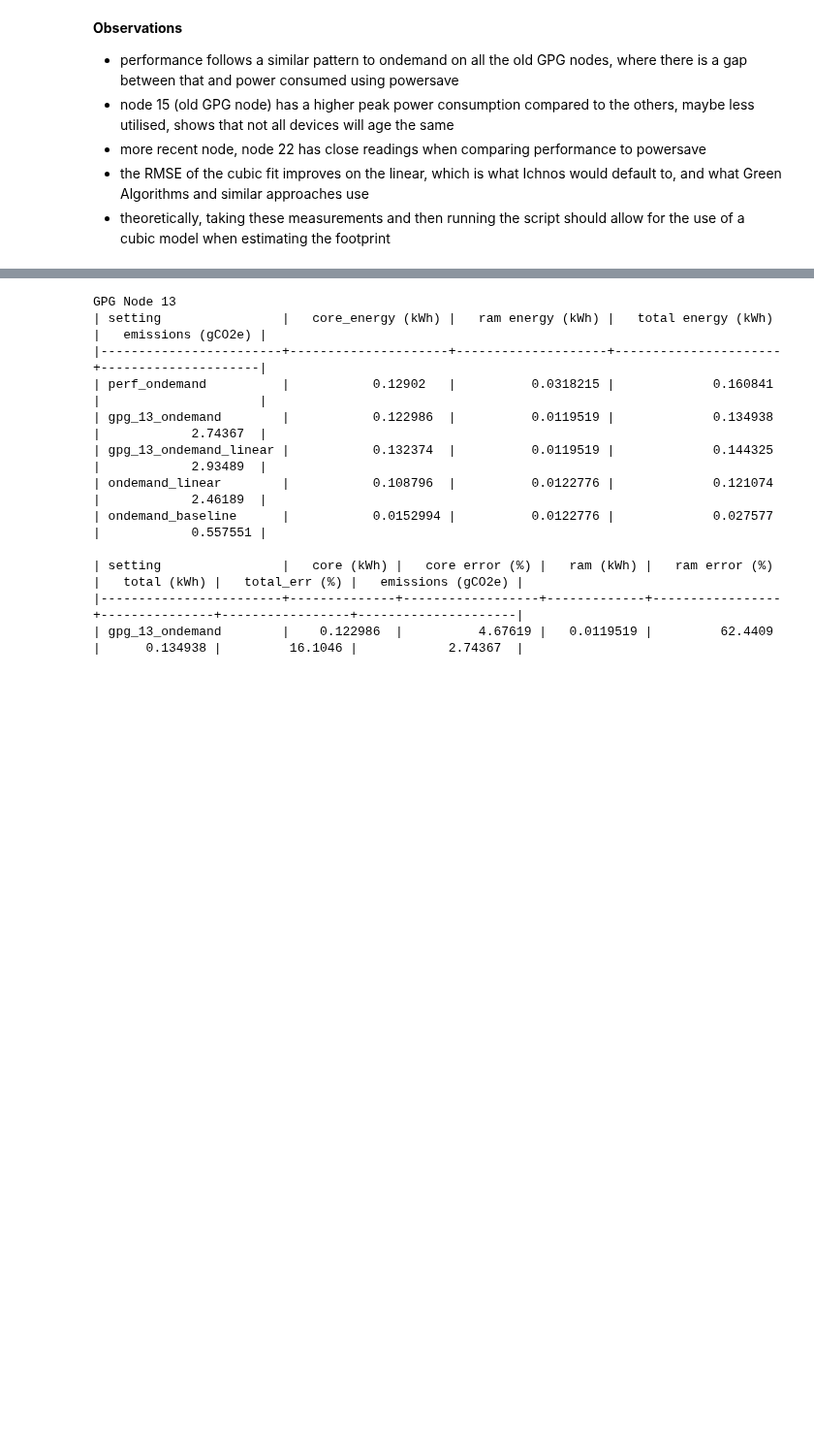
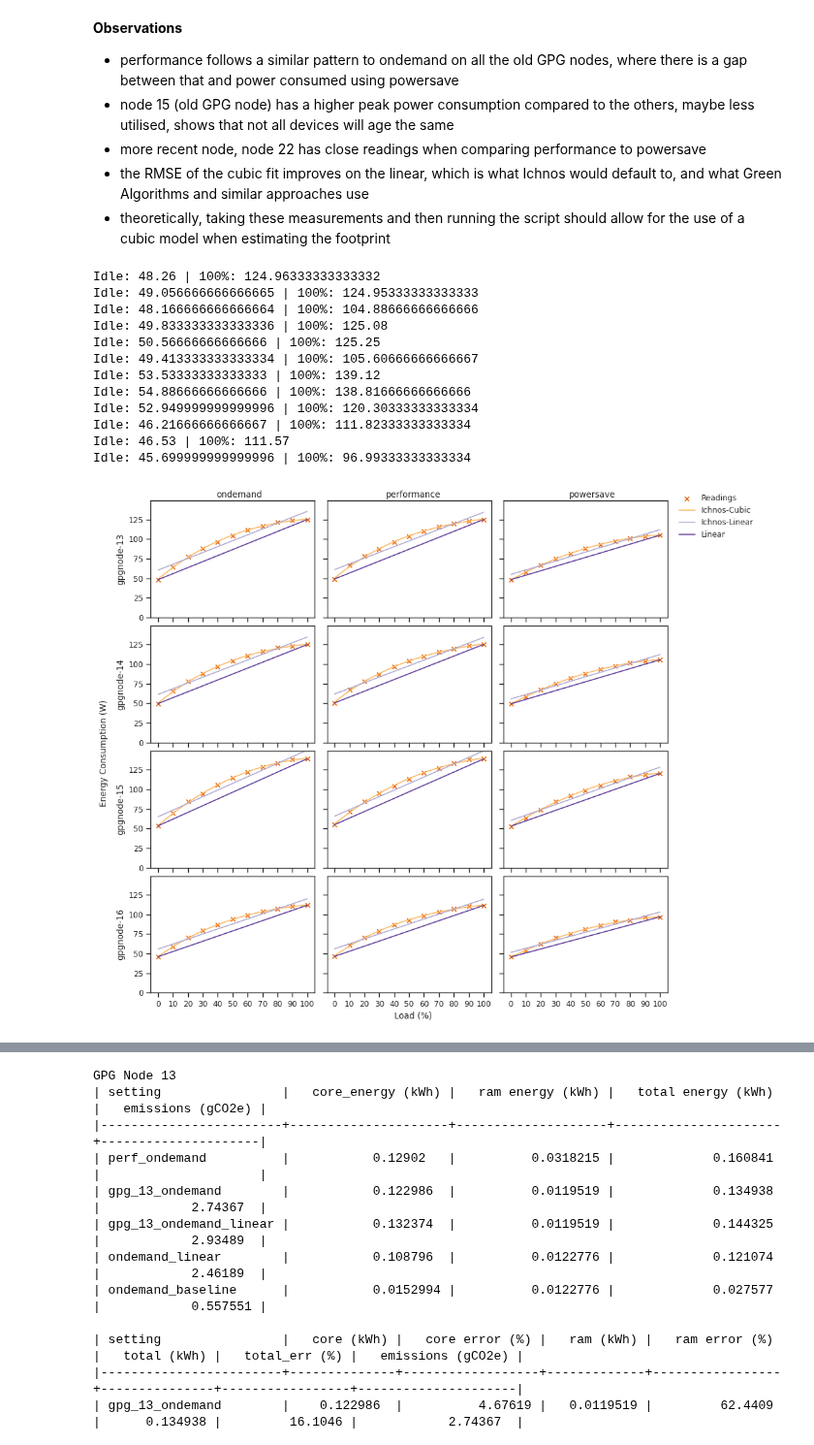
Before and after one commit to GlasgowC3lab/ichnos-results-evaluation, a Jupyter notebook: eval.ipynb, the cells around one changed output, grey strips where cells are left out. Shown at 97% size. Saved outputs shown, nothing was run; the diff lists cells and outputs as text; code cells hidden in the pictures; blank space fills up the shorter version.

```diff
--- a/eval.ipynb
+++ b/eval.ipynb
@@ -346,3 +438,20 @@ def report_error(node, gov, data):
     return error_rows
 
 err_headers = ['setting', 'core (kWh)', 'core error (%)', 'ram (kWh)', 'ram error (%)', 'total (kWh)', 'total_err (%)', 'emissions (gCO2e)']
+# %%
+# Combined Plot for Discussion
+plot_ts_report_combined(['gpgnode-13', 'gpgnode-14', 'gpgnode-15', 'gpgnode-16'], ['ondemand', 'performance', 'powersave'], 'combined-gpgnodes-old')
+# %% [output]
+Idle: 48.26 | 100%: 124.96333333333332
+Idle: 49.056666666666665 | 100%: 124.95333333333333
+Idle: 48.166666666666664 | 100%: 104.88666666666666
+Idle: 49.833333333333336 | 100%: 125.08
+Idle: 50.56666666666666 | 100%: 125.25
+Idle: 49.413333333333334 | 100%: 105.60666666666667
+Idle: 53.53333333333333 | 100%: 139.12
+Idle: 54.88666666666666 | 100%: 138.81666666666666
+Idle: 52.949999999999996 | 100%: 120.30333333333334
+Idle: 46.21666666666667 | 100%: 111.82333333333334
+Idle: 46.53 | 100%: 111.57
+Idle: 45.699999999999996 | 100%: 96.99333333333334
+[figure, added]
```
Also changed, not shown: parts of 9 cells of this notebook, 32 other files.
